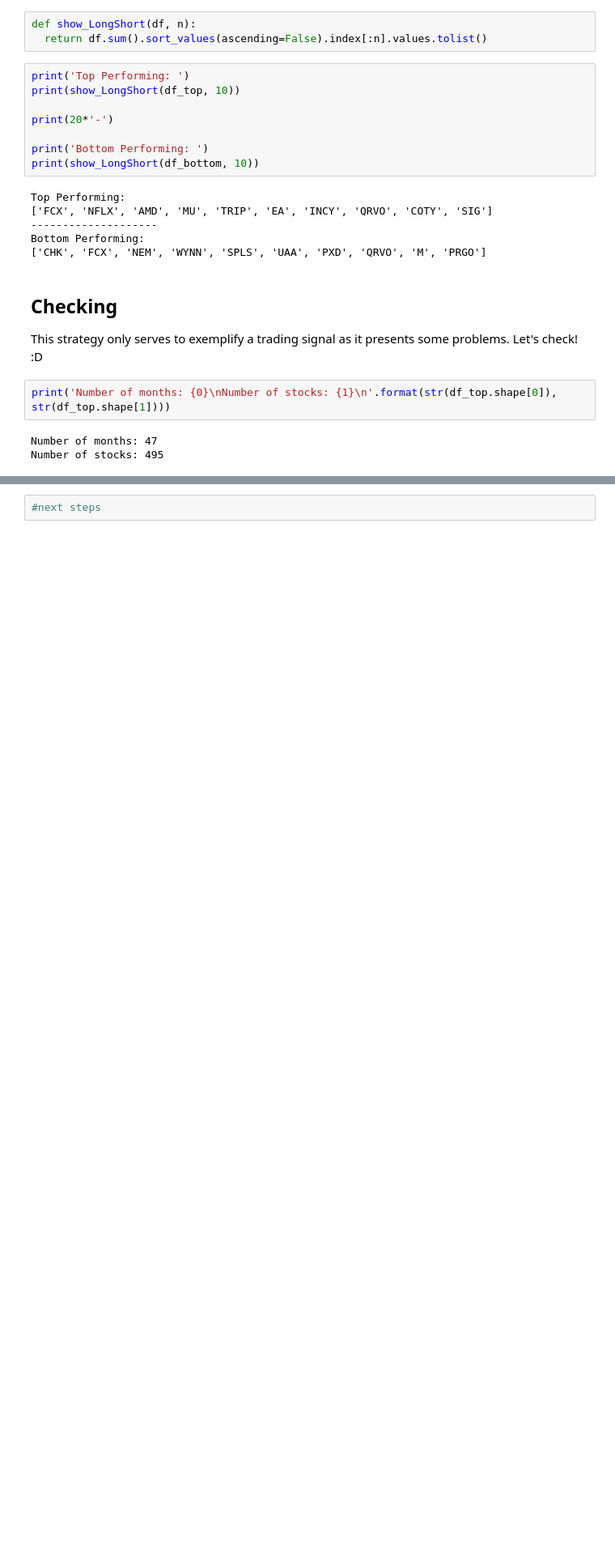
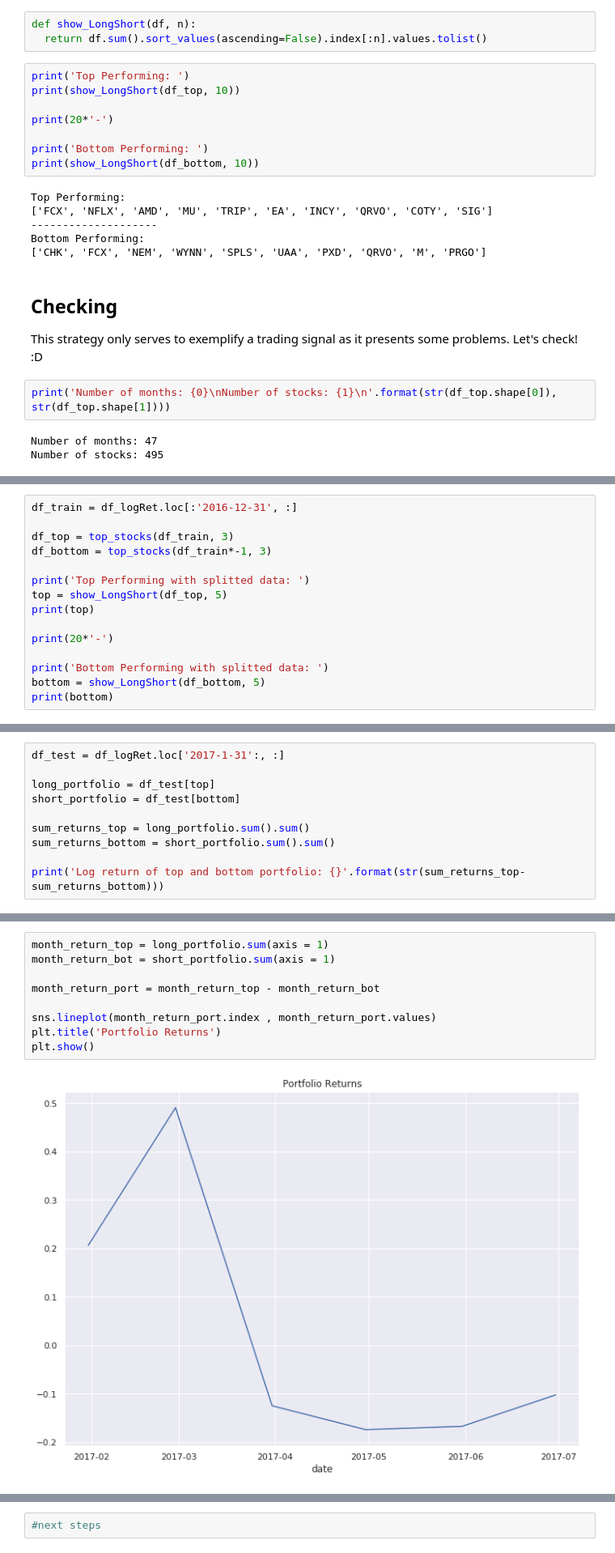
Before and after one commit to victormenuzzo/Quantitative-Analysis, a Jupyter notebook: part1/longshort_equity.ipynb, the cells around one changed output, grey strips where cells are left out. Shown at 81% size. Saved outputs shown, nothing was run; the diff lists cells and outputs as text; blank space fills up the shorter version.

```diff
--- a/part1/longshort_equity.ipynb
+++ b/part1/longshort_equity.ipynb
@@ -106,0 +105,15 @@ Number of stocks: 495
+# %%
+df_train = df_logRet.loc[:'2016-12-31', :]
+
+df_top = top_stocks(df_train, 3)
+df_bottom = top_stocks(df_train*-1, 3)
+
+print('Top Performing with splitted data: ')
+top = show_LongShort(df_top, 5)
+print(top)
+
+print(20*'-')
+
+print('Bottom Performing with splitted data: ')
+bottom = show_LongShort(df_bottom, 5)
+print(bottom)
@@ -106,0 +128,10 @@ Number of stocks: 495
+# %%
+df_test = df_logRet.loc['2017-1-31':, :]
+
+long_portfolio = df_test[top]
+short_portfolio = df_test[bottom]
+
+sum_returns_top = long_portfolio.sum().sum()
+sum_returns_bottom = short_portfolio.sum().sum()
+
+print('Log return of top and bottom portfolio: {}'.format(str(sum_returns_top-sum_returns_bottom)))
@@ -106,0 +140,11 @@ Number of stocks: 495
+# %%
+month_return_top = long_portfolio.sum(axis = 1)
+month_return_bot = short_portfolio.sum(axis = 1)
+
+month_return_port = month_return_top - month_return_bot
+
+sns.lineplot(month_return_port.index , month_return_port.values)
+plt.title('Portfolio Returns')
+plt.show()
+# %% [output]
+[figure, added]
```
Also changed, not shown: parts of 6 cells of this notebook.
